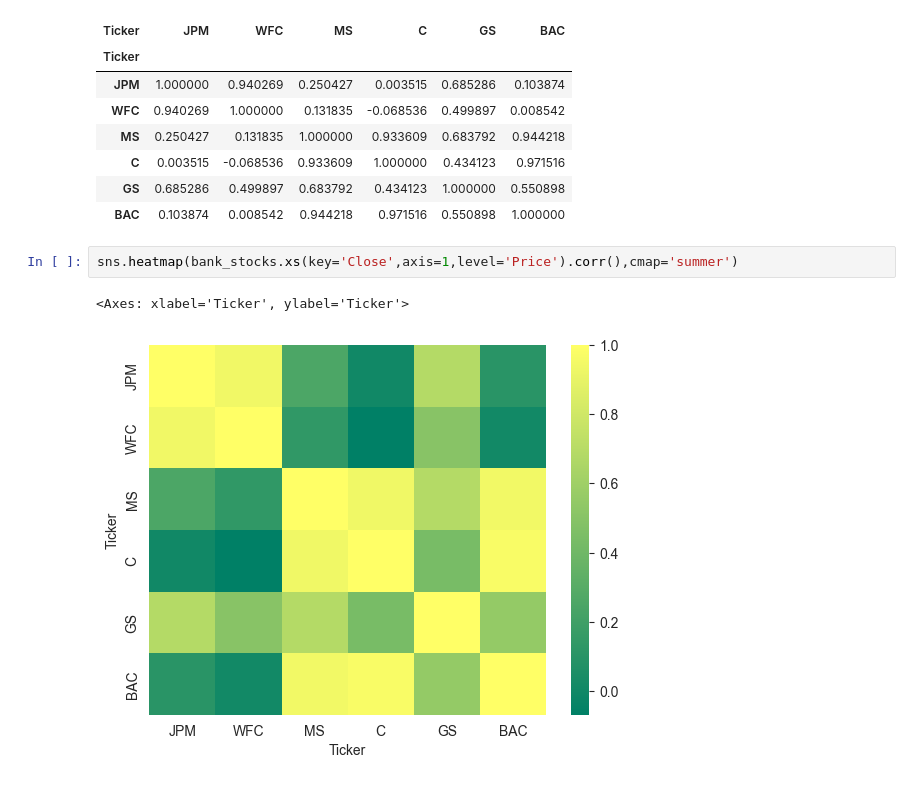
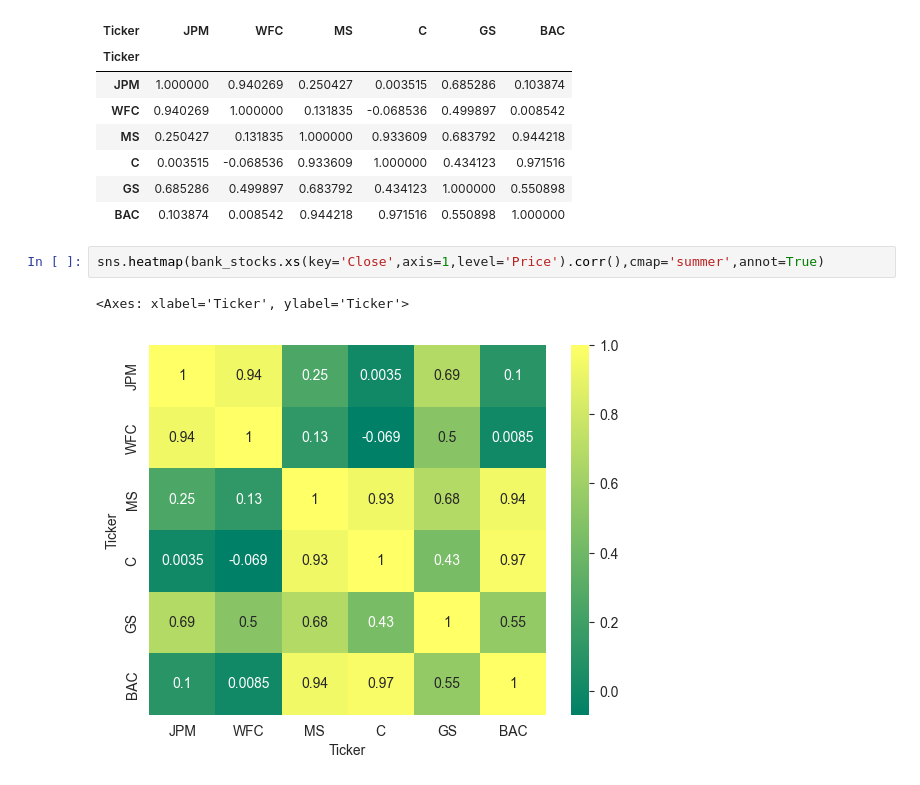
Before and after one commit to depa-tto/Machine-Learning-course, a Jupyter notebook: projects/project_2.ipynb, the cells around one changed output. Saved outputs shown, nothing was run; the diff lists cells and outputs as text.

```diff
--- a/projects/project_2.ipynb
+++ b/projects/project_2.ipynb
@@ -197,8 +197,8 @@ bank_stocks.xs(key='Close',axis=1,level='Price').corr()
 | GS | 0.685286 | 0.499897 | 0.683792 | 0.434123 | 1.000000 | 0.550898 |
 | BAC | 0.103874 | 0.008542 | 0.944218 | 0.971516 | 0.550898 | 1.000000 |
 # %%
-sns.heatmap(bank_stocks.xs(key='Close',axis=1,level='Price').corr(),cmap='summer')
+sns.heatmap(bank_stocks.xs(key='Close',axis=1,level='Price').corr(),cmap='summer',annot=True)
 # %% [output]
 <Axes: xlabel='Ticker', ylabel='Ticker'>
-[figure, old version]
+[figure, new version]
 # %%
```
Also changed, not shown: parts of 10 cells of this notebook.
